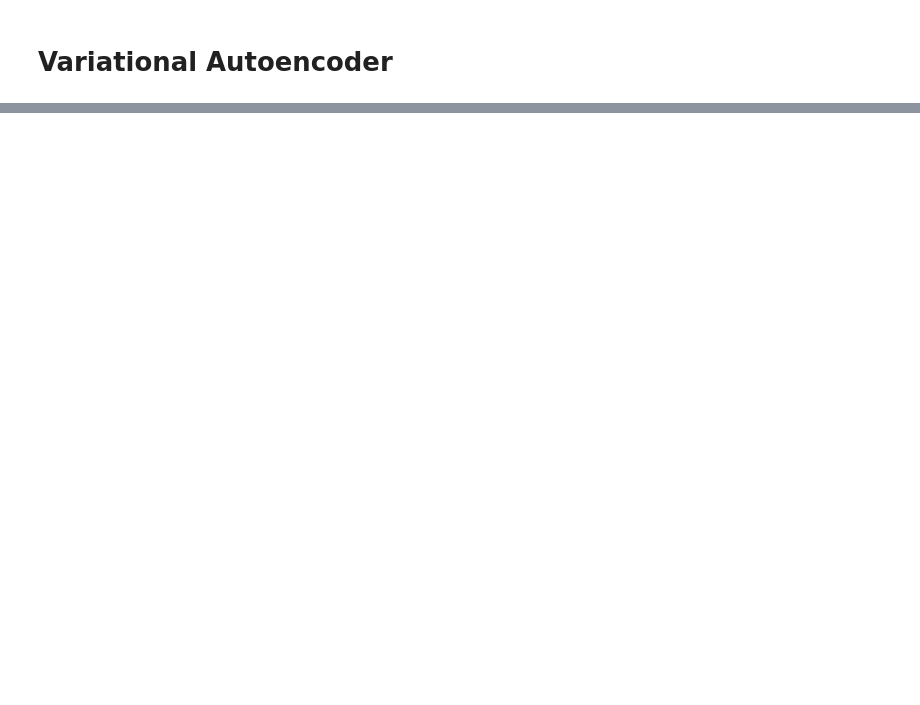
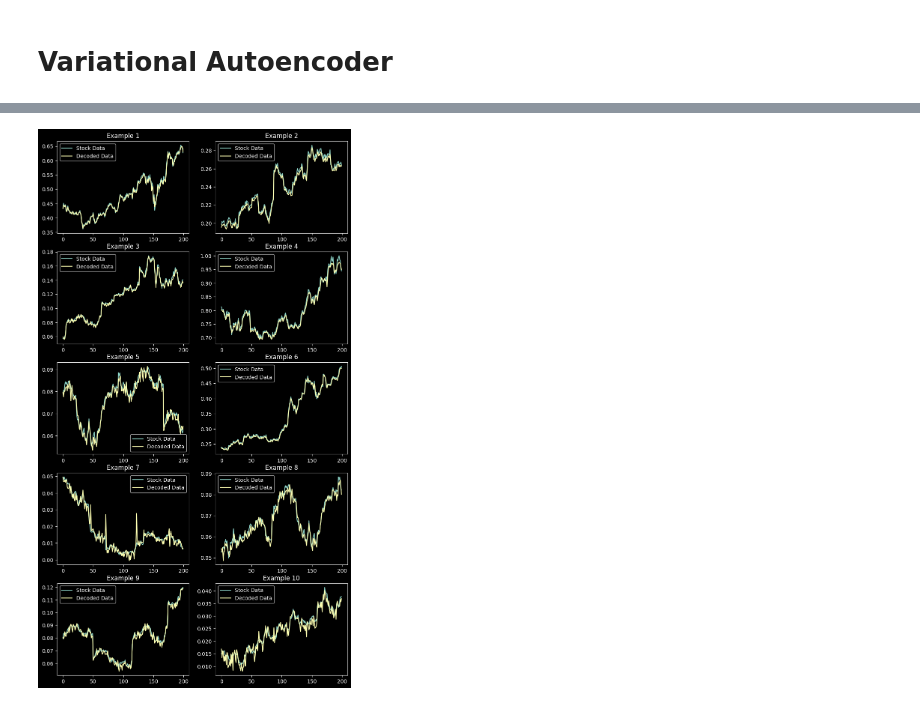
Before and after one commit to rishit-desai/Stock-Bottleneck, a Jupyter notebook: train.ipynb, the cells around one changed output, grey strips where cells are left out. Drawn from its saved outputs; the diff is of its cells as text; code cells hidden in the pictures; blank space fills up the shorter version.

```diff
--- a/train.ipynb
+++ b/train.ipynb
@@ -182,0 +221,3 @@ evaluate(vae, train_data)
+# %%
+plot_examples(train_data, vae.predict(train_data))
+# %% [output]
@@ -182,0 +225 @@ evaluate(vae, train_data)
+[figure, added]
```
Also changed, not shown: parts of 8 cells of this notebook, 2 other files.
